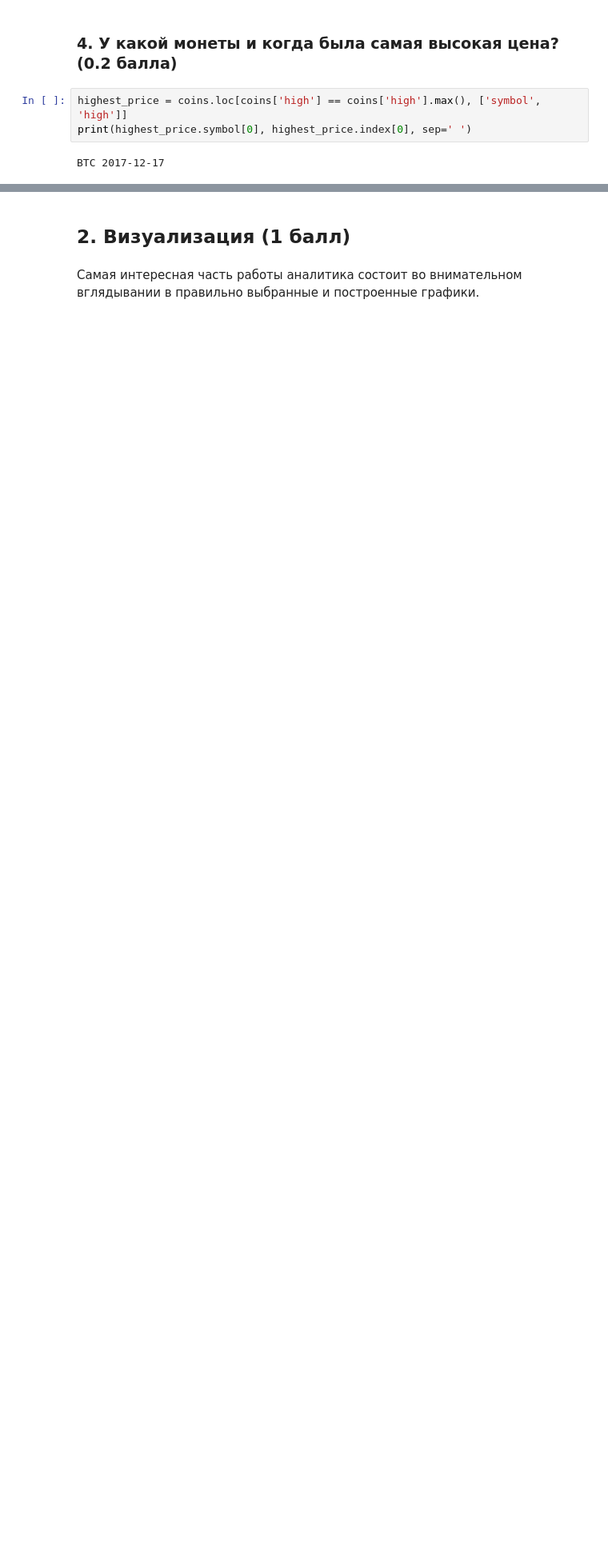
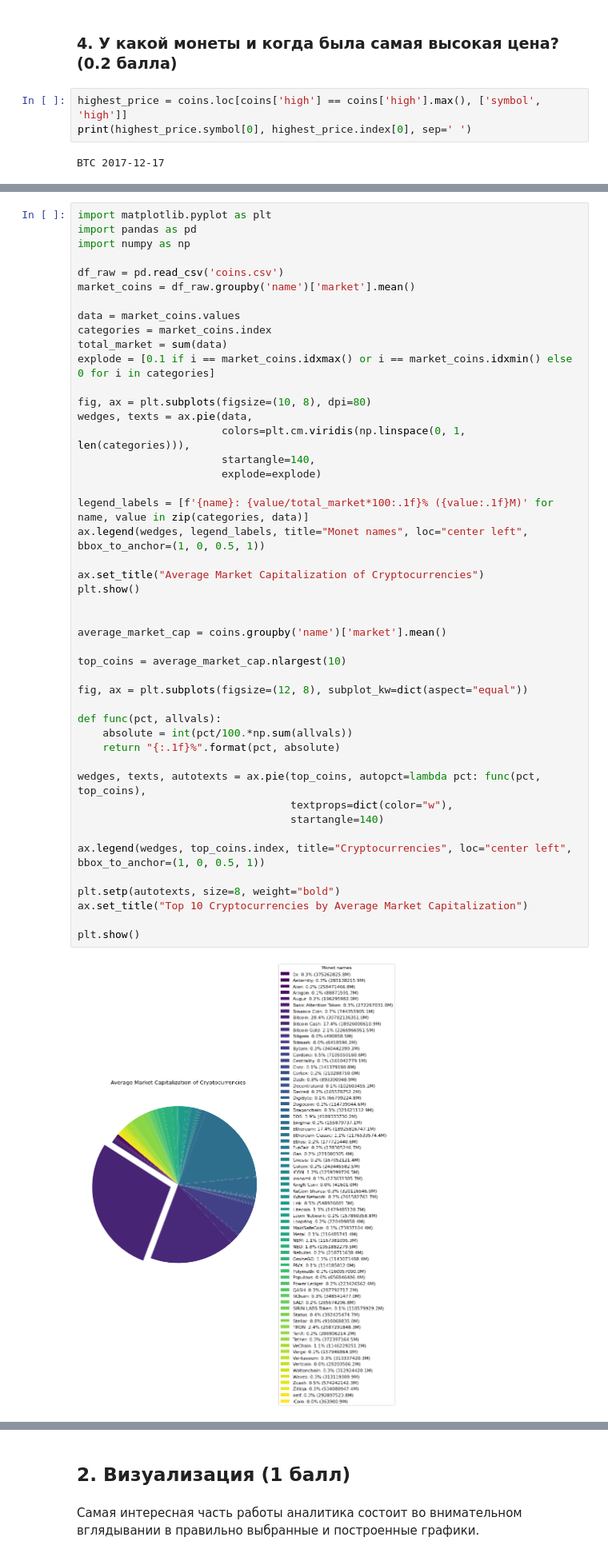
Before and after one commit to OPSphystech420/Python-Data-Analysis, a Jupyter notebook: lab_work.ipynb, the cells around one changed output, grey strips where cells are left out. Shown at 80% size. Cells and saved outputs as stored; diff of their text form; blank space fills up the shorter version.

```diff
--- a/lab_work.ipynb
+++ b/lab_work.ipynb
@@ -137,0 +121,48 @@ Min capitalization: KingN Coin
+# %%
+import matplotlib.pyplot as plt
+import pandas as pd
+import numpy as np
+
+df_raw = pd.read_csv('coins.csv')
+market_coins = df_raw.groupby('name')['market'].mean()
+
+data = market_coins.values
+categories = market_coins.index
+total_market = sum(data)
+explode = [0.1 if i == market_coins.idxmax() or i == market_coins.idxmin() else 0 for i in categories]
+
+fig, ax = plt.subplots(figsize=(10, 8), dpi=80)
+wedges, texts = ax.pie(data,
+                       colors=plt.cm.viridis(np.linspace(0, 1, len(categories))),
+                       startangle=140,
+                       explode=explode)
+
+legend_labels = [f'{name}: {value/total_market*100:.1f}% ({value:.1f}M)' for name, value in zip(categories, data)]
+ax.legend(wedges, legend_labels, title="Monet names", loc="center left", bbox_to_anchor=(1, 0, 0.5, 1))
+
+ax.set_title("Average Market Capitalization of Cryptocurrencies")
+plt.show()
+
+
+average_market_cap = coins.groupby('name')['market'].mean()
+
+top_coins = average_market_cap.nlargest(10)
+
+fig, ax = plt.subplots(figsize=(12, 8), subplot_kw=dict(aspect="equal"))
+
+def func(pct, allvals):
+    absolute = int(pct/100.*np.sum(allvals))
+    return "{:.1f}%".format(pct, absolute)
+
+wedges, texts, autotexts = ax.pie(top_coins, autopct=lambda pct: func(pct, top_coins),
+                                  textprops=dict(color="w"),
+                                  startangle=140)
+
+ax.legend(wedges, top_coins.index, title="Cryptocurrencies", loc="center left", bbox_to_anchor=(1, 0, 0.5, 1))
+
+plt.setp(autotexts, size=8, weight="bold")
+ax.set_title("Top 10 Cryptocurrencies by Average Market Capitalization")
+
+plt.show()
+# %% [output]
+[figure, added]
```
Also changed, not shown: parts of 41 cells of this notebook.
